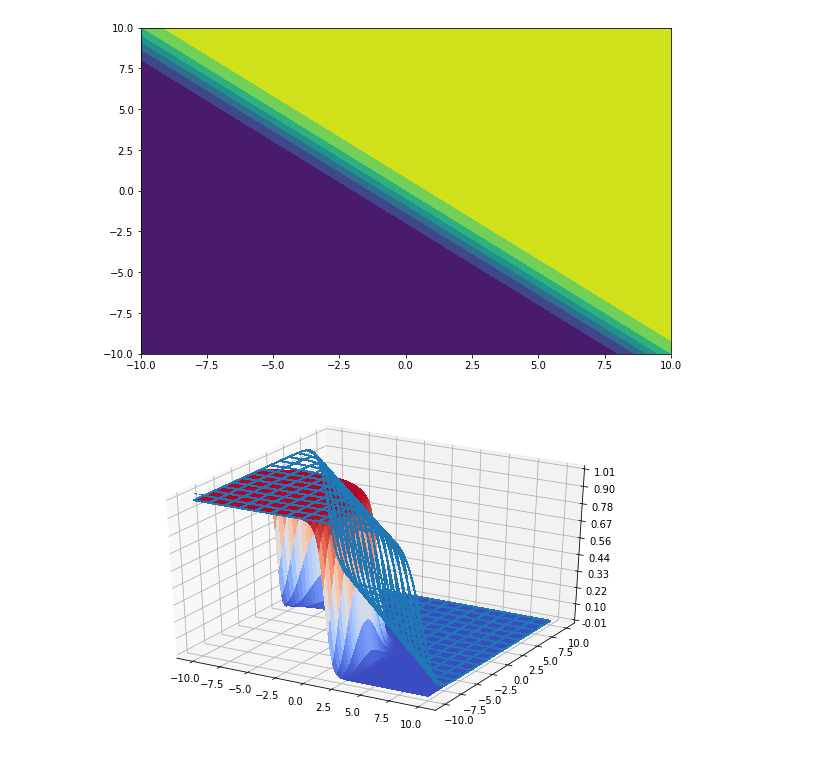
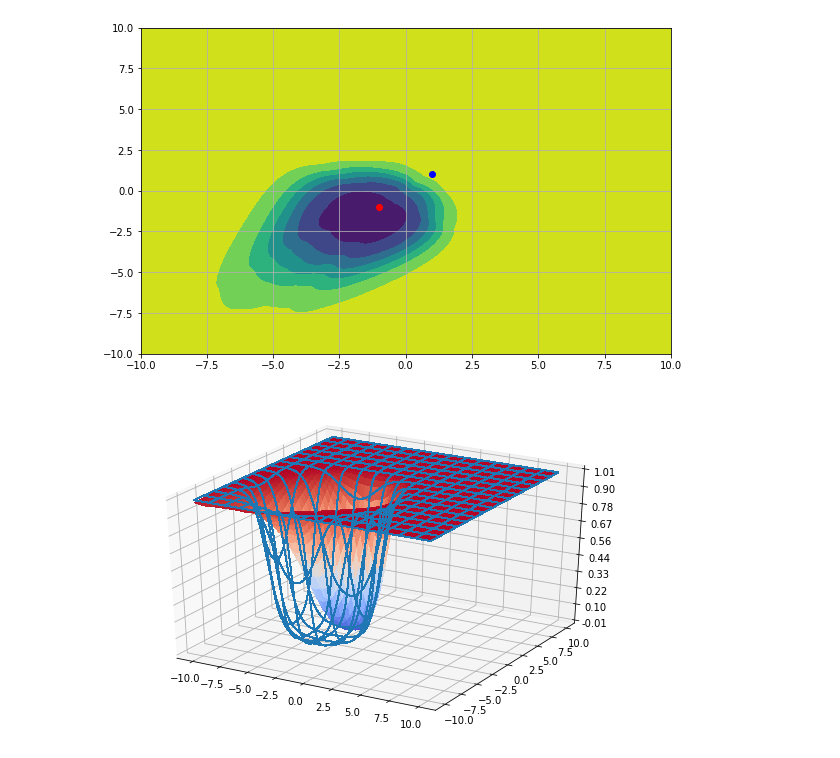
Before and after one commit to alexander-prutko/otus-ds-homework, a Jupyter notebook: homework-2/log_reg.ipynb, the cells around one changed output. Cells and saved outputs as stored; diff of their text form; code cells hidden in the pictures.

```diff
--- a/homework-2/log_reg.ipynb
+++ b/homework-2/log_reg.ipynb
@@ -53,0 +45,3 @@ layer_opt = optim.SGD(lr=1e-3, params=list(layer.parameters()))
+# %%
+net = nn.Sequential(nn.Linear(2, 10), nn.SELU(), nn.Linear(10, 10), nn.SELU(), nn.Linear(10, 1))
+net_opt = optim.SGD(lr=1e-3, params=list(net.parameters()))
@@ -99,18 +96,13 @@ y = np.linspace(-10, 10, ny)
 xv, yv = np.meshgrid(x, y)
 F0 = multivariate_normal([mu0X, mu0Y], sigma0)
 F1 = multivariate_normal([mu1X, mu1Y], sigma1)
-F0.pdf([2,-2])
 
-a = list(zip(xv.reshape(1,-1).tolist()[0], yv.reshape(1,-1).tolist()[0]))
-b = np.reshape(a, (nx,ny,2))
-f0 = F0.pdf(b)
-f1 = F1.pdf(b)
+grid_list = list(zip(xv.reshape(1,-1).tolist()[0], yv.reshape(1,-1).tolist()[0]))
+grid = np.reshape(grid_list, (nx,ny,2))
+f0 = F0.pdf(grid)
+f1 = F1.pdf(grid)
 ratio = f1 / (f1 + f0)
-ratio
-plt.contourf(x,y,ratio)
-
-plt.grid(True)
-c = torch.tensor(b, dtype=torch.float)
+tensor_grid = torch.tensor(grid, dtype=torch.float)
 with torch.no_grad():
-    dist = F.sigmoid(layer(c)).numpy()
+    dist = F.sigmoid(net(tensor_grid.cuda())).cpu().numpy()
 # %% [output]
@@ -118,23 +117,24 @@ with torch.no_grad():
 # %%
 dist = dist.reshape((nx,ny))
 h = plt.contourf(x,y,dist)
+plt.scatter([-1],[-1], c='red')
+plt.scatter([1],[1], c='blue')
+plt.grid(True)
 # %% [output]
-[figure, old version]
+[figure, new version]
 # %%
 fig = plt.figure()
 ax = fig.gca(projection='3d')
-surf = ax.plot_surface(xv, yv, 1-ratio, cmap=cm.coolwarm, rstride=5, cstride=5,
+surf2 = ax.plot_surface(xv, yv, dist, cmap=cm.coolwarm, rstride=5, cstride=5,
                        linewidth=0, antialiased=False)
-surf2 = ax.plot_wireframe(xv, yv, 1-dist, cmap=cm.coolwarm, rstride=20, cstride=20,
+surf = ax.plot_wireframe(xv, yv, ratio, cmap=cm.coolwarm, rstride=20, cstride=20,
                        linewidth=1, antialiased=False)
+
 
 ax.set_zlim(-0.01, 1.01)
 ax.zaxis.set_major_locator(LinearLocator(10))
 ax.zaxis.set_major_formatter(FormatStrFormatter('%.02f'))
 
-# Add a color bar which maps values to colors.
-#fig.colorbar(surf, shrink=0.5, aspect=5)
-
 plt.show()
 # %% [output]
-[figure, old version]
+[figure, new version]
```
Also changed, not shown: parts of 21 cells of this notebook, 1 other file.
